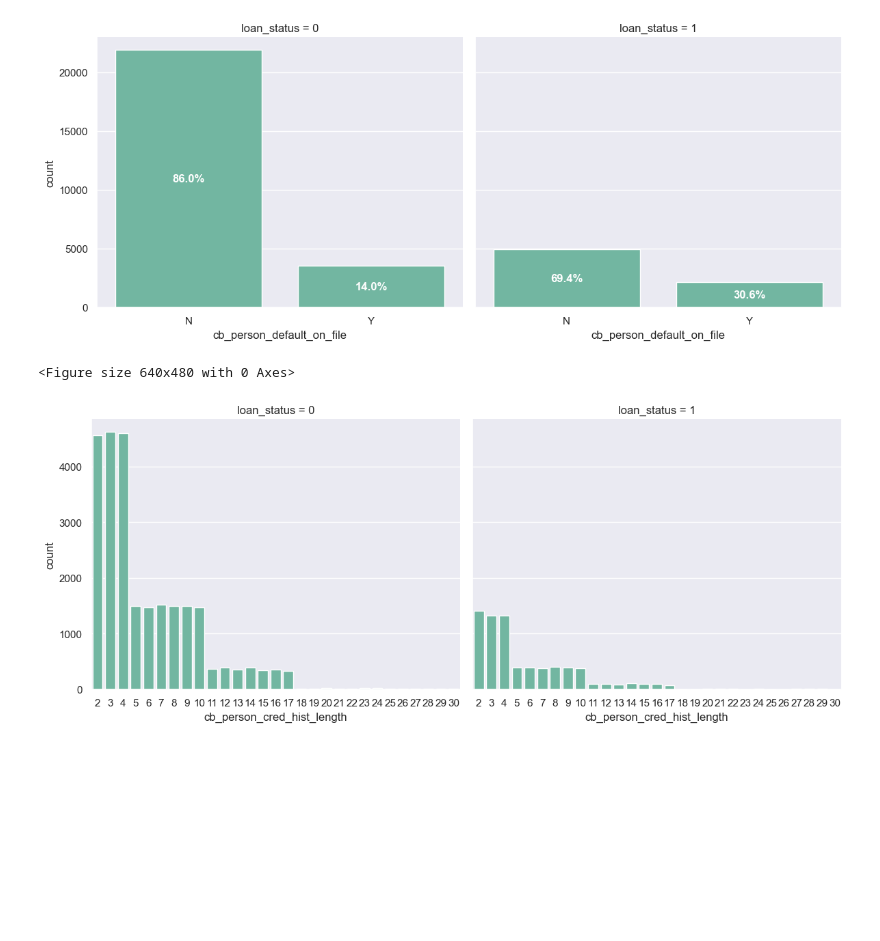
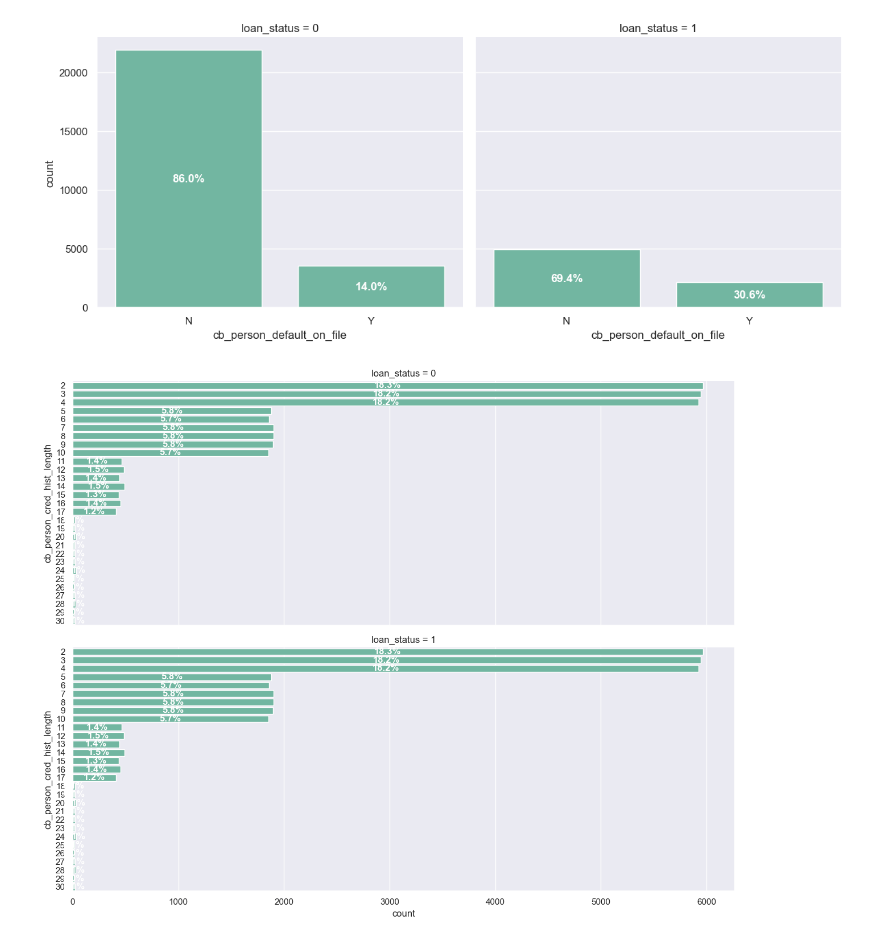
Before and after one commit to ethanhopkins101/DataScience-Projects, a Jupyter notebook: credit_risk/credit_risk.ipynb, the cells around one changed output. Cells and saved outputs as stored; diff of their text form; code cells hidden in the pictures; blank space fills up the shorter version.

```diff
--- a/credit_risk/credit_risk.ipynb
+++ b/credit_risk/credit_risk.ipynb
@@ -259,13 +255,23 @@ plt.show()
 # default, as we see nearly 70% of those that defaulted had clear history of defaults
 # %% [output]
 [figure]
-# %%
-# does the person's credit_history affect the loan, are youngsters related ?
-plt.figure()
-q= sns.FacetGrid(data= df, col= 'loan_status', height= 5, aspect= 1.2, palette= 'Dark2')
-q.map(sns.countplot, 'cb_person_cred_hist_length')
-plt.show()
-# %% [output]
-<Figure size 640x480 with 0 Axes>
-[figure, removed]
+# %%
+# does the person's credit_history affect the loan, are youngsters related ?
+q = sns.FacetGrid(data=df, row='loan_status', height=5, aspect=2.5)
+
+# Pass data=df inside map so it can find the 'y' column
+q.map(sns.countplot, y='cb_person_cred_hist_length', data=df)
+
+for ax in q.axes.flat:
+    # Use get_width() for horizontal bars
+    total = sum([p.get_width() for p in ax.patches if p.get_width() > 0])
+    labels = [f'{(p.get_width()/total)*100:.1f}%' if p.get_width() > 0 else '' for p in ax.patches]
+
+    ax.bar_label(ax.containers[0], labels=labels, label_type='center', color='white', weight='bold')
+
+plt.show()
+# no strong evidence shows that newly created credit accounts default more,
+# credit history appear to be the same for both default / non default
+# %% [output]
+[figure, added]
 # %%
```
Also changed, not shown: parts of 5 cells of this notebook.
